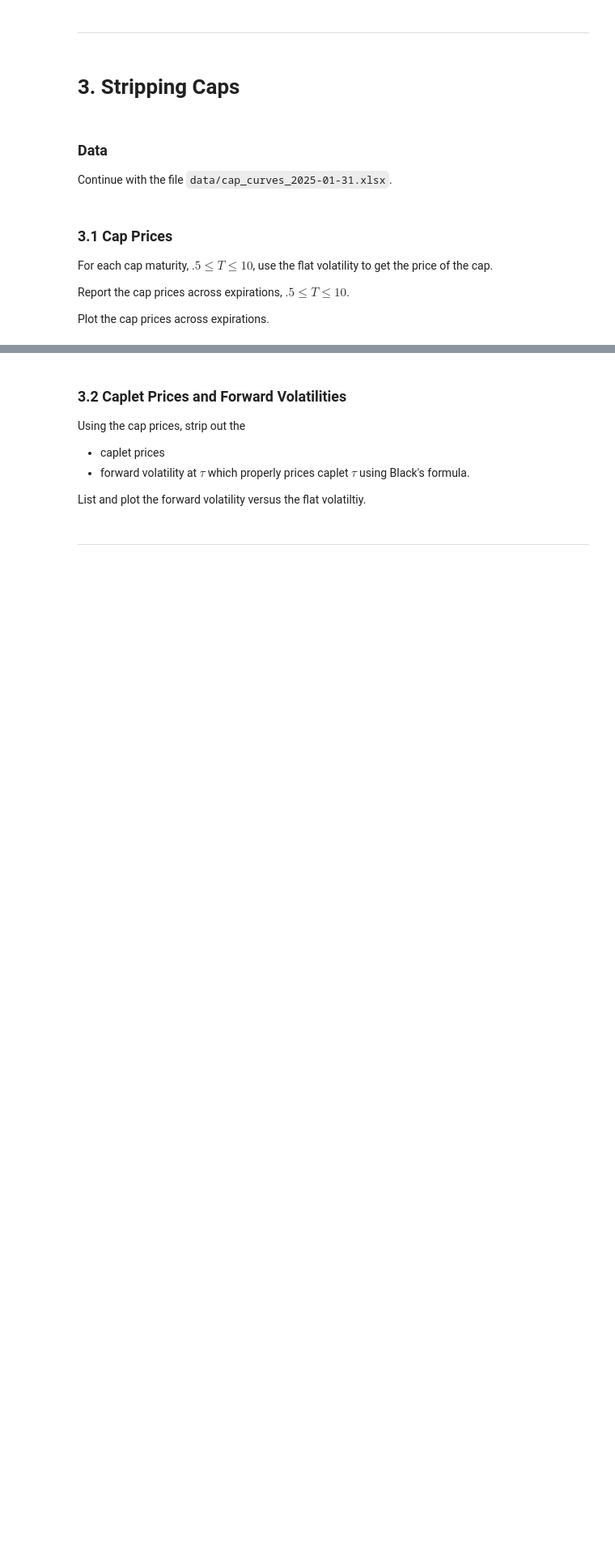
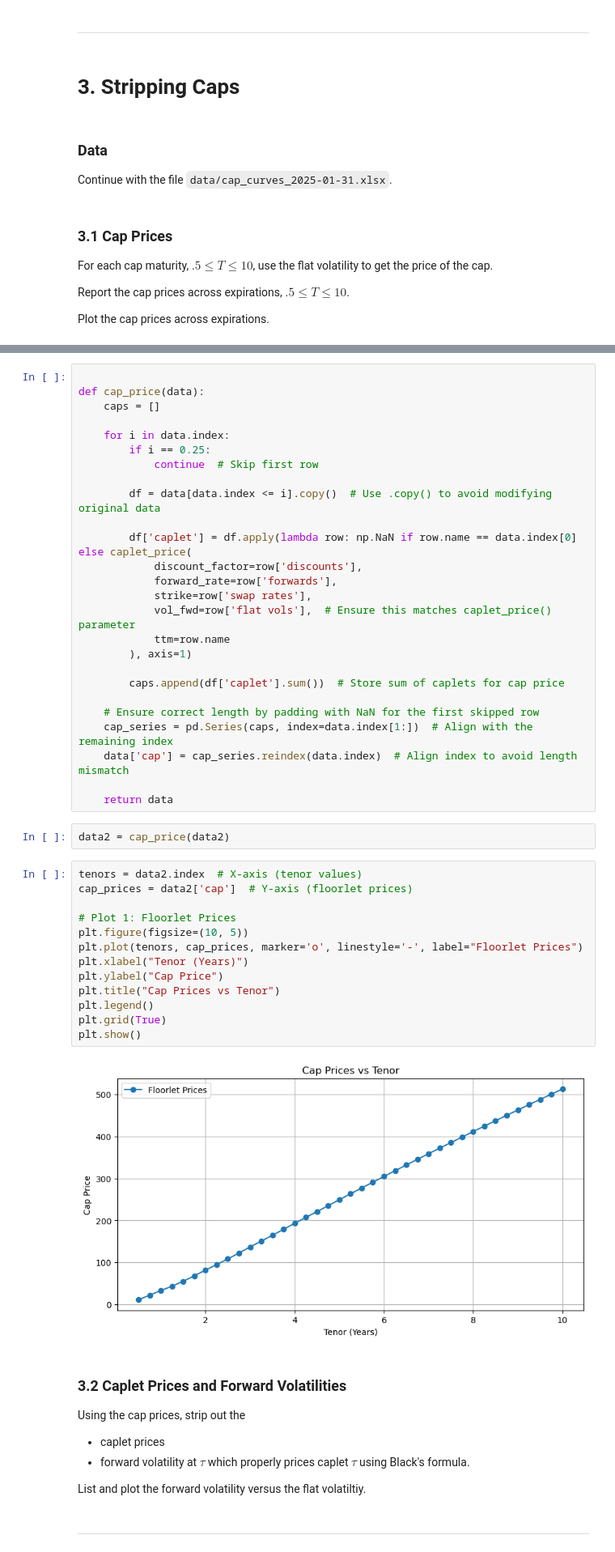
Before and after one commit to vinnyyx/finm-fiderivs-2025, a Jupyter notebook: homework/Homework 1.ipynb, the cells around one changed output, grey strips where cells are left out. Shown at 81% size. Drawn from its saved outputs; the diff is of its cells as text; blank space fills up the shorter version.

```diff
--- a/homework/Homework 1.ipynb
+++ b/homework/Homework 1.ipynb
@@ -239,3 +500,46 @@ Plot the cap prices across expirations.
+# %%
+
+def cap_price(data):
+    caps = []
+
+    for i in data.index:
+        if i == 0.25:
+            continue  # Skip first row
+
+        df = data[data.index <= i].copy()  # Use .copy() to avoid modifying original data
+
+        df['caplet'] = df.apply(lambda row: np.NaN if row.name == data.index[0] else caplet_price(
+            discount_factor=row['discounts'],
+            forward_rate=row['forwards'],
+            strike=row['swap rates'],
+            vol_fwd=row['flat vols'],  # Ensure this matches caplet_price() parameter
+            ttm=row.name
+        ), axis=1)
+
+        caps.append(df['caplet'].sum())  # Store sum of caplets for cap price
+
+    # Ensure correct length by padding with NaN for the first skipped row
+    cap_series = pd.Series(caps, index=data.index[1:])  # Align with the remaining index
+    data['cap'] = cap_series.reindex(data.index)  # Align index to avoid length mismatch
+
+    return data
+# %%
+data2 = cap_price(data2)
+# %%
+tenors = data2.index  # X-axis (tenor values)
+cap_prices = data2['cap']  # Y-axis (floorlet prices)
+
+# Plot 1: Floorlet Prices
+plt.figure(figsize=(10, 5))
+plt.plot(tenors, cap_prices, marker='o', linestyle='-', label="Floorlet Prices")
+plt.xlabel("Tenor (Years)")
+plt.ylabel("Cap Price")
+plt.title("Cap Prices vs Tenor")
+plt.legend()
+plt.grid(True)
+plt.show()
+# %% [output]
+[figure, added]
 # %% [markdown]
 ### 3.2 Caplet Prices and Forward Volatilities
 
```
Also changed, not shown: parts of 27 cells of this notebook.
